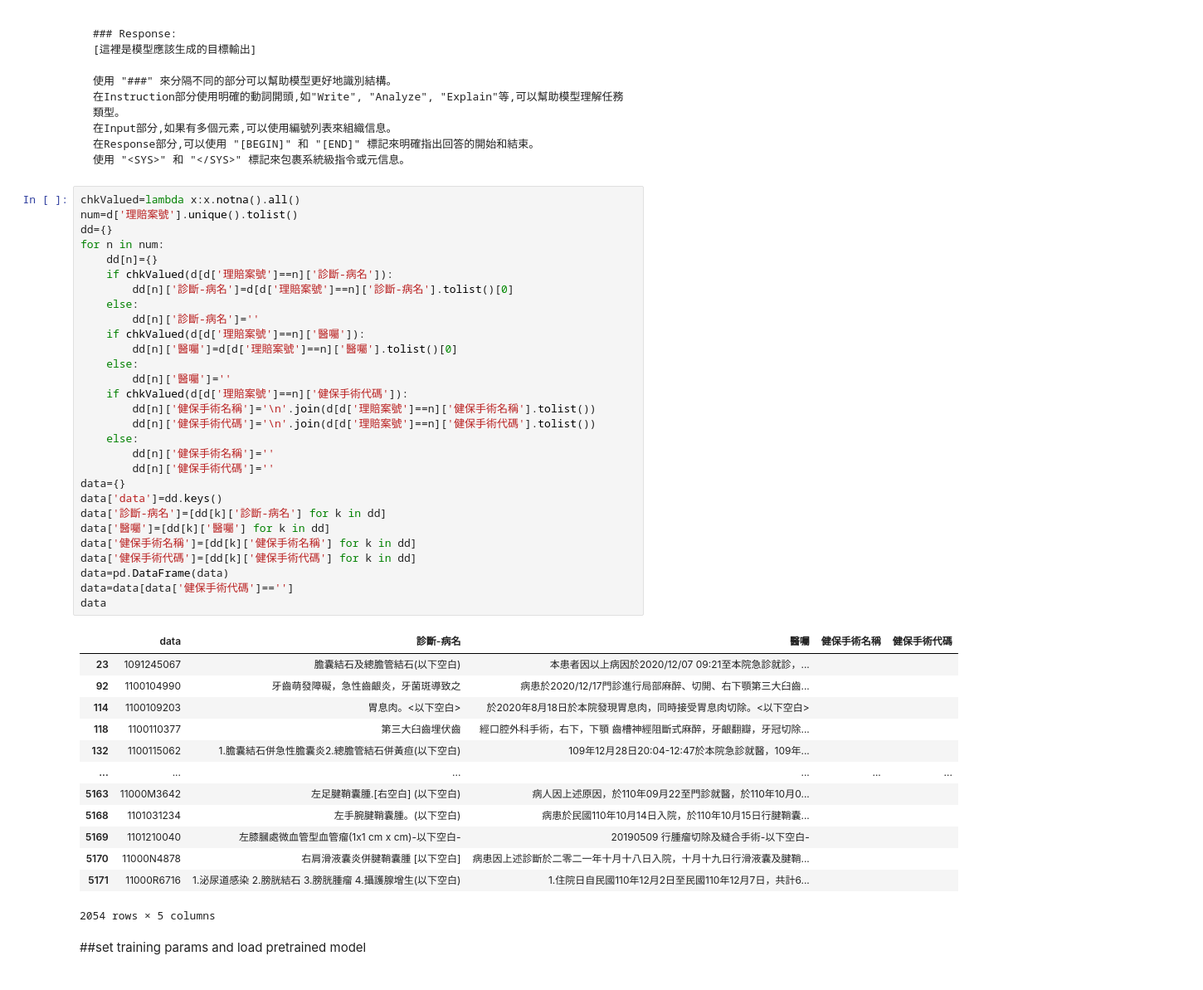
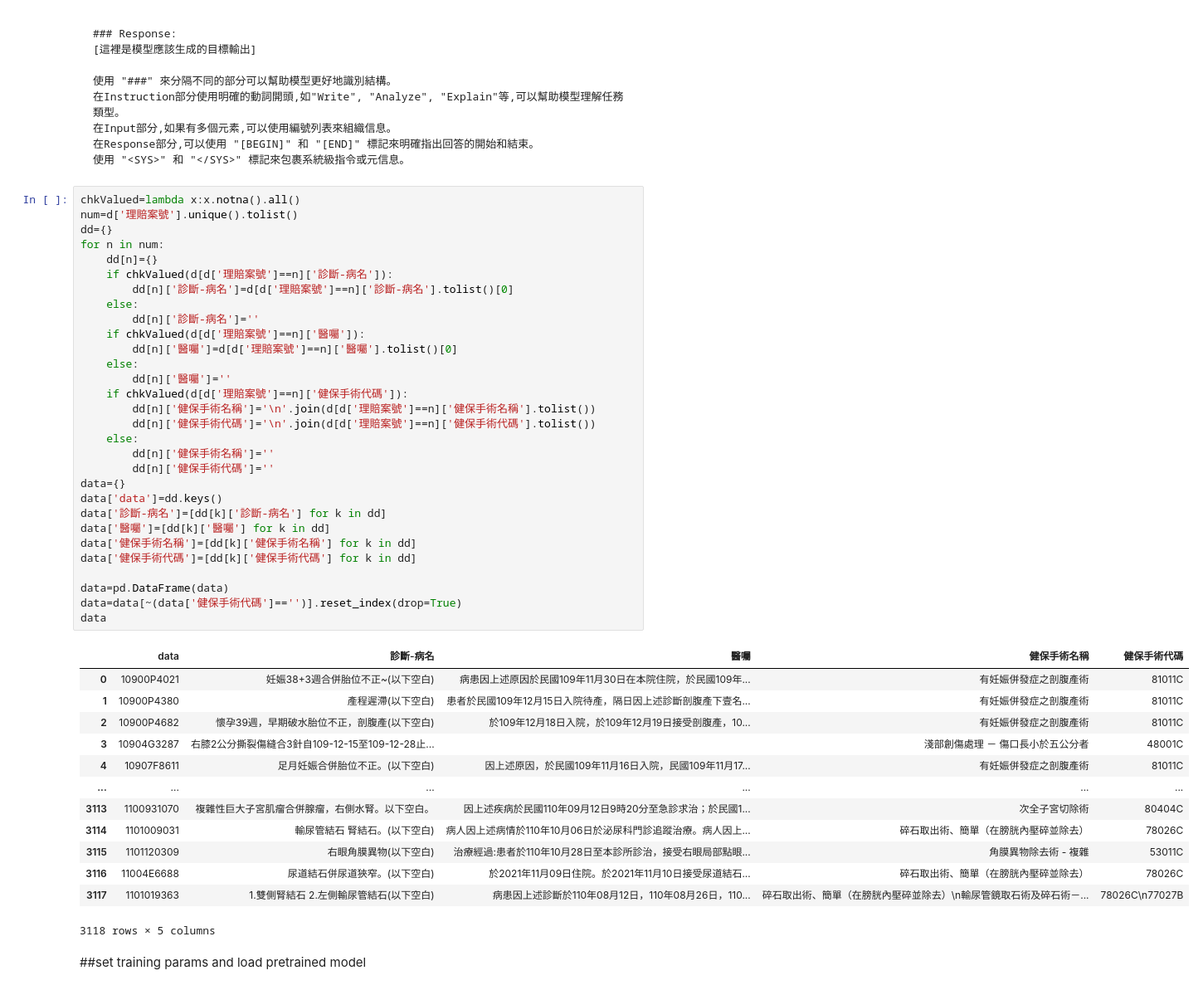
Before and after one commit to zhe0/prac, a Jupyter notebook: untitle.ipynb, the cells around one changed output. Shown: that part at 83% size. Cells and saved outputs as stored; diff of their text form.

```diff
--- a/untitle.ipynb
+++ b/untitle.ipynb
@@ -78,46 +75,47 @@ lb.sort()
 # %%
 chkValued=lambda x:x.notna().all()
 num=d['理賠案號'].unique().tolist()
 dd={}
 for n in num:
     dd[n]={}
     if chkValued(d[d['理賠案號']==n]['診斷-病名']):
         dd[n]['診斷-病名']=d[d['理賠案號']==n]['診斷-病名'].tolist()[0]
     else:
         dd[n]['診斷-病名']=''
     if chkValued(d[d['理賠案號']==n]['醫囑']):
         dd[n]['醫囑']=d[d['理賠案號']==n]['醫囑'].tolist()[0]
     else:
         dd[n]['醫囑']=''
     if chkValued(d[d['理賠案號']==n]['健保手術代碼']):
         dd[n]['健保手術名稱']='\n'.join(d[d['理賠案號']==n]['健保手術名稱'].tolist())
         dd[n]['健保手術代碼']='\n'.join(d[d['理賠案號']==n]['健保手術代碼'].tolist())
     else:
         dd[n]['健保手術名稱']=''
         dd[n]['健保手術代碼']=''
 data={}
 data['data']=dd.keys()
 data['診斷-病名']=[dd[k]['診斷-病名'] for k in dd]
 data['醫囑']=[dd[k]['醫囑'] for k in dd]
 data['健保手術名稱']=[dd[k]['健保手術名稱'] for k in dd]
 data['健保手術代碼']=[dd[k]['健保手術代碼'] for k in dd]
+
 data=pd.DataFrame(data)
-data=data[data['健保手術代碼']=='']
+data=data[~(data['健保手術代碼']=='')].reset_index(drop=True)
 data
 # %% [output]
 |  | data | 診斷-病名 | 醫囑 | 健保手術名稱 | 健保手術代碼 |
-| 23 | 1091245067 | 膽囊結石及總膽管結石(以下空白) | 本患者因以上病因於2020/12/07 09:21至本院急診就診，... |  |  |
-| 92 | 1100104990 | 牙齒萌發障礙，急性齒齦炎，牙菌斑導致之 | 病患於2020/12/17門診進行局部麻醉、切開、右下顎第三大臼齒... |  |  |
-| 114 | 1100109203 | 胃息肉。<以下空白> | 於2020年8月18日於本院發現胃息肉，同時接受胃息肉切除。<以下空白> |  |  |
-| 118 | 1100110377 | 第三大臼齒埋伏齒 | 經口腔外科手術，右下，下顎 齒槽神經阻斷式麻醉，牙齦翻瓣，牙冠切除... |  |  |
-| 132 | 1100115062 | 1.膽囊結石併急性膽囊炎2.總膽管結石併黃疸(以下空白) | 109年12月28日20:04-12:47於本院急診就醫，109年... |  |  |
+| 0 | 10900P4021 | 妊娠38+3週合併胎位不正~(以下空白) | 病患因上述原因於民國109年11月30日在本院住院，於民國109年... | 有妊娠併發症之剖腹產術 | 81011C |
+| 1 | 10900P4380 | 產程遲滯(以下空白) | 患者於民國109年12月15日入院待產，隔日因上述診斷剖腹產下壹名... | 有妊娠併發症之剖腹產術 | 81011C |
+| 2 | 10900P4682 | 懷孕39週，早期破水胎位不正，剖腹產(以下空白) | 於109年12月18日入院，於109年12月19日接受剖腹產，10... | 有妊娠併發症之剖腹產術 | 81011C |
+| 3 | 10904G3287 | 右膝2公分撕裂傷縫合3針自109-12-15至109-12-28止... |  | 淺部創傷處理 － 傷口長小於五公分者 | 48001C |
+| 4 | 10907F8611 | 足月妊娠合併胎位不正。(以下空白) | 因上述原因，於民國109年11月16日入院，民國109年11月17... | 有妊娠併發症之剖腹產術 | 81011C |
 | ... | ... | ... | ... | ... | ... |
-| 5163 | 11000M3642 | 左足腱鞘囊腫.[右空白] (以下空白) | 病人因上述原因，於110年09月22至門診就醫，於110年10月0... |  |  |
-| 5168 | 1101031234 | 左手腕腱鞘囊腫。(以下空白) | 病患於民國110年10月14日入院，於110年10月15日行腱鞘囊... |  |  |
-| 5169 | 1101210040 | 左膝膕處微血管型血管瘤(1x1 cm x cm)-以下空白- | 20190509 行腫瘤切除及縫合手術-以下空白- |  |  |
-| 5170 | 11000N4878 | 右肩滑液囊炎併腱鞘囊腫 [以下空白] | 病患因上述診斷於二零二一年十月十八日入院，十月十九日行滑液囊及腱鞘... |  |  |
-| 5171 | 11000R6716 | 1.泌尿道感染 2.膀胱結石 3.膀胱腫瘤 4.攝護腺增生(以下空白) | 1.住院日自民國110年12月2日至民國110年12月7日，共計6... |  |  |
+| 3113 | 1100931070 | 複雜性巨大子宮肌瘤合併腺瘤，右側水腎。以下空白。 | 因上述疾病於民國110年09月12日9時20分至急診求治；於民國1... | 次全子宮切除術 | 80404C |
+| 3114 | 1101009031 | 輸尿管結石 腎結石。(以下空白) | 病人因上述病情於110年10月06日於泌尿科門診追蹤治療。病人因上... | 碎石取出術、簡單（在膀胱內壓碎並除去） | 78026C |
+| 3115 | 1101120309 | 右眼角膜異物(以下空白) | 治療經過:患者於110年10月28日至本診所診治，接受右眼局部點眼... | 角膜異物除去術 - 複雜 | 53011C |
+| 3116 | 11004E6688 | 尿道結石併尿道狹窄。(以下空白) | 於2021年11月09日住院。於2021年11月10日接受尿道結石... | 碎石取出術、簡單（在膀胱內壓碎並除去） | 78026C |
+| 3117 | 1101019363 | 1.雙側腎結石 2.左側輸尿管結石(以下空白) | 病患因上述診斷於110年08月12日，110年08月26日，110... | 碎石取出術、簡單（在膀胱內壓碎並除去）\n輸尿管鏡取石術及碎石術－... | 78026C\n77027B |
-2054 rows × 5 columns
+3118 rows × 5 columns
 # %% [markdown]
 ##set training params and load pretrained model
 # %%
```
Also changed, not shown: parts of 7 cells of this notebook.
